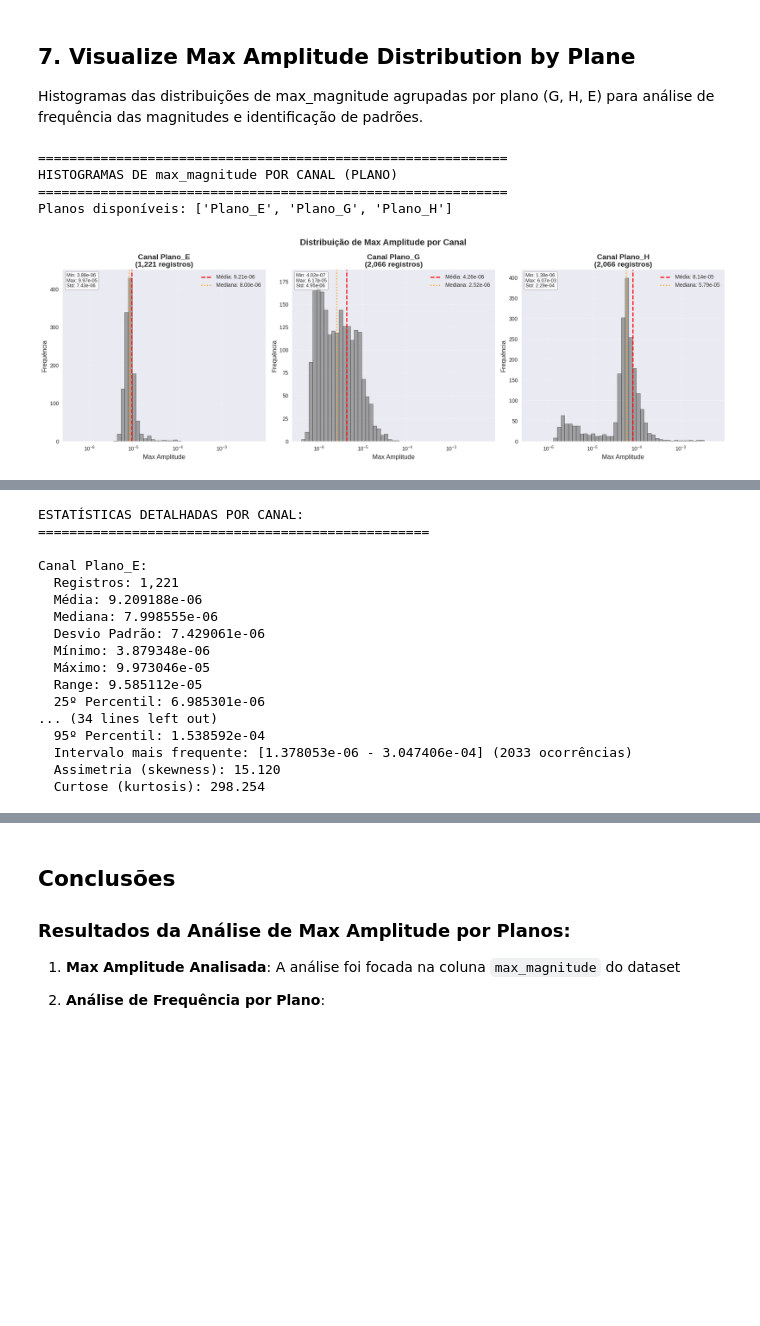
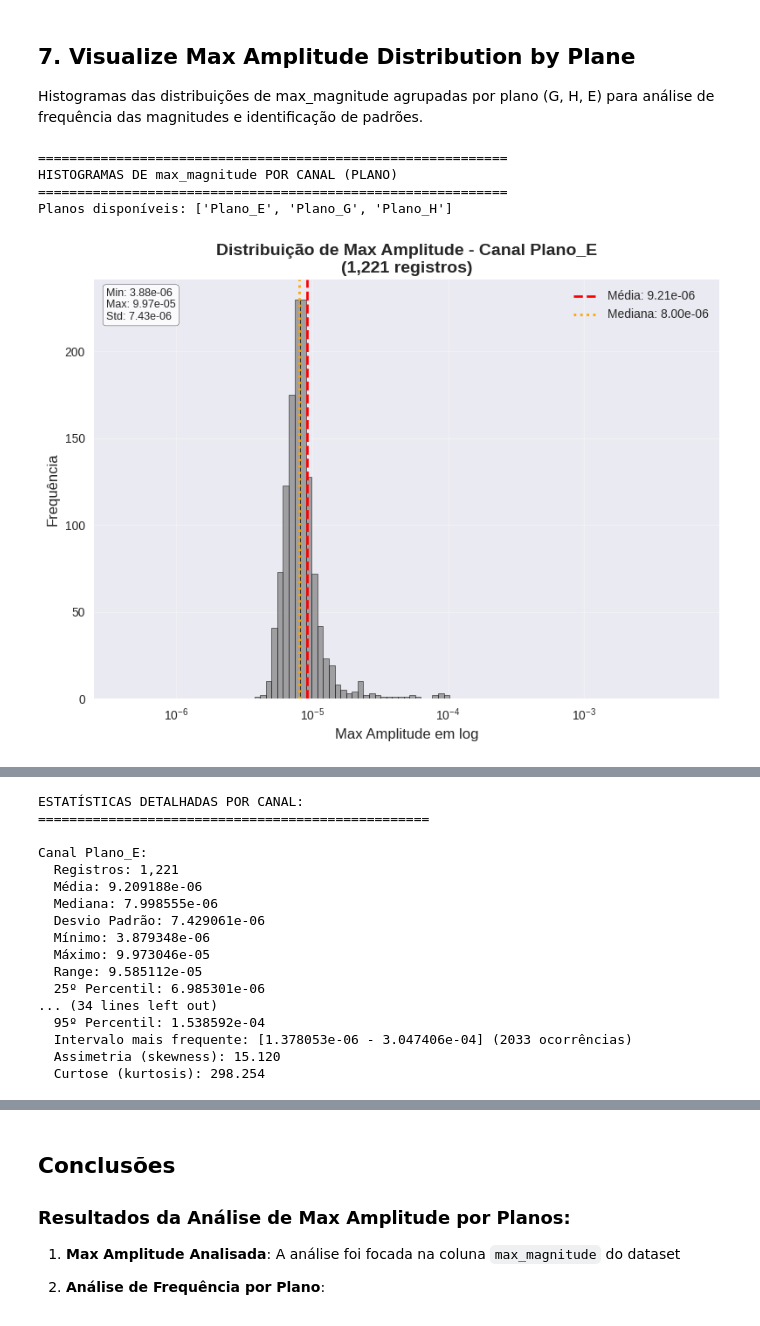
Before and after one commit to pedro-acviana/Sismic-Data-Analysis, a Jupyter notebook: analise_energia_total.ipynb, the cells around one changed output, grey strips where cells are left out. Saved outputs shown, nothing was run; the diff lists cells and outputs as text; code cells hidden in the pictures; blank space fills up the shorter version.

```diff
--- a/analise_energia_total.ipynb
+++ b/analise_energia_total.ipynb
@@ -681,9 +680,12 @@ print("\n" + "="*60)
 print("HISTOGRAMAS DE max_magnitude POR CANAL (PLANO)")
 print("="*60)
 
+import matplotlib.pyplot as plt
+import numpy as np
+
+# Verificar se a coluna 'max_magnitude' está disponível
 if 'max_magnitude' not in df.columns:
     print("ERRO: Coluna 'max_magnitude' não encontrada!")
-    print("Não é possível gerar histogramas.")
 else:
     # Verificar quais planos estão disponíveis nos dados
     available_planes = sorted(df['plane'].unique())
@@ -695,14 +697,6 @@ else:
     if len(valid_data) == 0:
         print("Nenhum dado válido de max_magnitude para gerar histogramas.")
     else:
-        # Configuração dos gráficos
-        fig, axes = plt.subplots(1, len(available_planes), figsize=(6*len(available_planes), 6))
-        fig.suptitle('Distribuição de Max Amplitude por Canal', fontsize=16, fontweight='bold')
-
-        # Se há apenas 1 plano, axes não será uma lista
-        if len(available_planes) == 1:
-            axes = [axes]
-
         # Cores para cada plano
         plane_colors = {'G': '#2E8B57', 'H': '#FF6347', 'E': '#4169E1', 'A': '#9932CC', 'B': '#FF8C00'}
 
@@ -713,75 +707,55 @@ else:
 
         # Usar escala logarítmica se há grande variação
         if max_magnitude / min_amplitude > 1000:
-            bins = np.logspace(np.log10(min_amplitude + 1e-12), np.log10(max_magnitude), 50)
+            bins = np.logspace(np.log10(min_amplitude + 1e-12), np.log10(max_magnitude), 100)
             use_log_scale = True
         else:
-            bins = np.linspace(min_amplitude, max_magnitude, 50)
+            bins = np.linspace(min_amplitude, max_magnitude, 100)
             use_log_scale = False
 
-        # Criar histograma para cada plano disponível
-        for i, plane in enumerate(available_planes):
-            ax = axes[i]
-
-            # Filtrar dados do plano atual
+        # Criar gráficos separados para cada plano
+        for plane in available_planes:
             plane_data = valid_data[valid_data['plane'] == plane]['max_magnitude']
 
             if len(plane_data) > 0:
-                # Criar histograma
-                counts, bin_edges, patches = ax.hist(plane_data, bins=bins,
-                                                   color=plane_colors.get(plane, '#808080'),
-                                                   alpha=0.7,
-                                                   edgecolor='black',
-                                                   linewidth=0.5)
+                plt.figure(figsize=(8, 6))
+                plt.hist(plane_data, bins=bins,
+                         color=plane_colors.get(plane, '#808080'),
+                         alpha=0.7, edgecolor='black', linewidth=0.5)
 
-                # Configurar eixos
-                ax.set_xlabel('Max Amplitude', fontsize=12)
-                ax.set_ylabel('Frequência', fontsize=12)
-                ax.set_title(f'Canal {plane}\n({len(plane_data):,} registros)',
-                            fontsize=14, fontweight='bold')
+                plt.xlabel('Max Amplitude em log', fontsize=12)
+                plt.ylabel('Frequência', fontsize=12)
+                plt.title(f'Distribuição de Max Amplitude - Canal {plane}\n({len(plane_data):,} registros)',
+                          fontsize=14, fontweight='bold')
 
-                # Usar escala logarítmica se necessário
                 if use_log_scale:
-                    ax.set_xscale('log')
+                    plt.xscale('log')
 
-                # Adicionar grid
-                ax.grid(True, alpha=0.3)
+                plt.grid(True, alpha=0.3)
 
-                # Estatísticas do plano
+                # Adicionar estatísticas ao gráfico
                 mean_amplitude = plane_data.mean()
                 median_amplitude = plane_data.median()
                 std_amplitude = plane_data.std()
 
-                # Linha vertical para média
-                ax.axvline(mean_amplitude, color='red', linestyle='--',
-                          linewidth=2, label=f'Média: {mean_amplitude:.2e}')
+                plt.axvline(mean_amplitude, color='red', linestyle='--', linewidth=2, label=f'Média: {mean_amplitude:.2e}')
+                plt.axvline(median_amplitude, color='orange', linestyle=':', linewidth=2, label=f'Mediana: {median_amplitude:.2e}')
+                plt.legend(fontsize=10)
 
-                # Linha vertical para mediana
-                ax.axvline(median_amplitude, color='orange', linestyle=':',
-                          linewidth=2, label=f'Mediana: {median_amplitude:.2e}')
-
-                ax.legend(fontsize=10)
-
-                # Estatísticas textuais
                 stats_text = f'Min: {plane_data.min():.2e}\n'
                 stats_text += f'Max: {plane_data.max():.2e}\n'
                 stats_text += f'Std: {std_amplitude:.2e}'
 
-                ax.text(0.02, 0.98, stats_text,
-                       transform=ax.transAxes,
-                       verticalalignment='top',
-                       bbox=dict(boxstyle='round', facecolor='white', alpha=0.8),
-                       fontsize=9)
+                plt.text(0.02, 0.98, stats_text,
+                         transform=plt.gca().transAxes,
+                         verticalalignment='top',
+                         bbox=dict(boxstyle='round', facecolor='white', alpha=0.8),
+                         fontsize=9)
+
+                plt.tight_layout()
+                plt.show()
             else:
-                ax.text(0.5, 0.5, f'Sem dados válidos para\nCanal {plane}',
-                       transform=ax.transAxes,
-                       horizontalalignment='center',
-                       verticalalignment='center',
-                       fontsize=14)
-                ax.set_title(f'Canal {plane}', fontsize=14, fontweight='bold')
-
-        plt.tight_layout()
-        plt.show()
+                print(f"\nCanal {plane}: Sem dados válidos disponíveis")
 
         # Estatísticas detalhadas por canal
         print("\nESTATÍSTICAS DETALHADAS POR CANAL:")
@@ -804,31 +778,31 @@ else:
                 p25 = plane_data.quantile(0.25)
                 p75 = plane_data.quantile(0.75)
                 p90 = plane_data.quantile(0.90)
                 p95 = plane_data.quantile(0.95)
 
                 print(f"  25º Percentil: {p25:.6e}")
                 print(f"  75º Percentil: {p75:.6e}")
                 print(f"  90º Percentil: {p90:.6e}")
                 print(f"  95º Percentil: {p95:.6e}")
 
                 # Análise de distribuição de frequência
                 counts, bins = np.histogram(plane_data, bins=20)
                 max_freq_bin = np.argmax(counts)
                 modal_range = f"[{bins[max_freq_bin]:.6e} - {bins[max_freq_bin+1]:.6e}]"
                 print(f"  Intervalo mais frequente: {modal_range} ({counts[max_freq_bin]} ocorrências)")
 
                 # Análise de assimetria da distribuição
                 from scipy import stats
                 skewness = stats.skew(plane_data)
                 kurtosis = stats.kurtosis(plane_data)
                 print(f"  Assimetria (skewness): {skewness:.3f}")
                 print(f"  Curtose (kurtosis): {kurtosis:.3f}")
 
             else:
                 print(f"\nCanal {plane}: Sem dados válidos disponíveis")
 # %% [output]
 ============================================================
 HISTOGRAMAS DE max_magnitude POR CANAL (PLANO)
 ============================================================
 Planos disponíveis: ['Plano_E', 'Plano_G', 'Plano_H']
-[figure, old version]
+[figure, new version]
```
Also changed, not shown: parts of 11 cells of this notebook.
